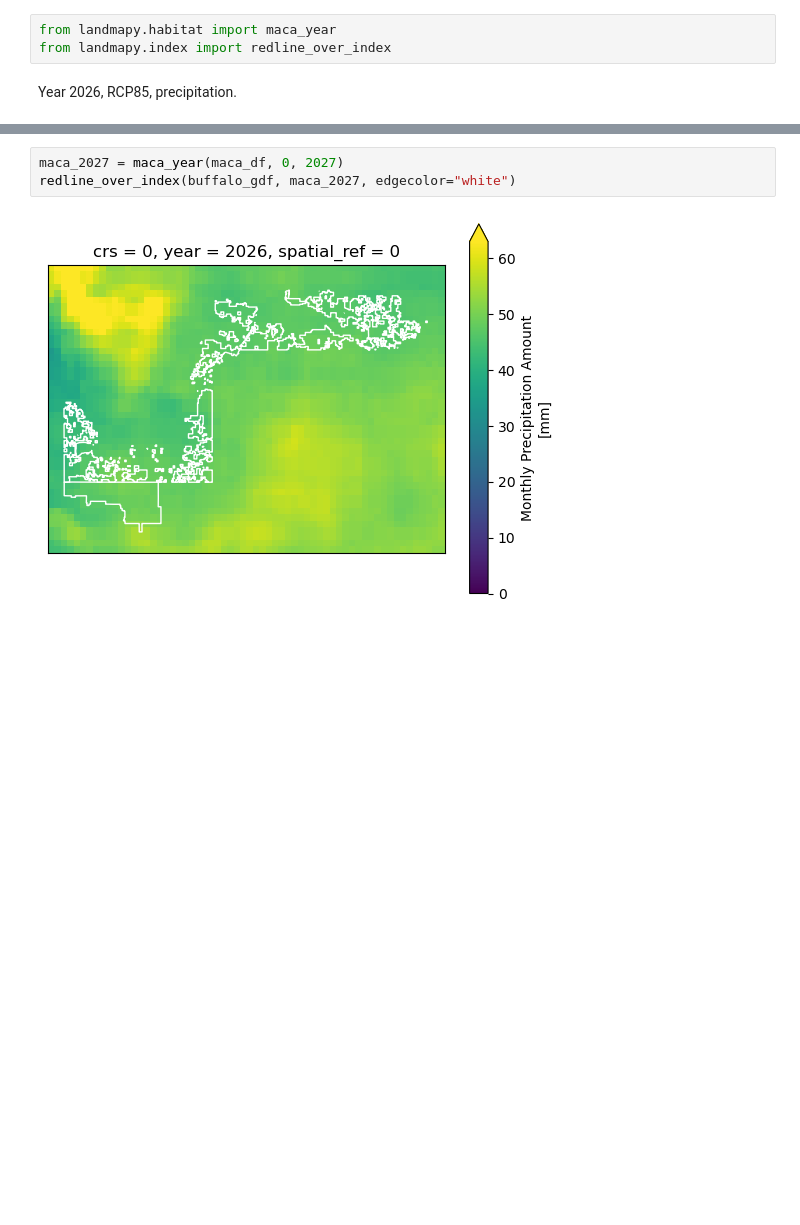
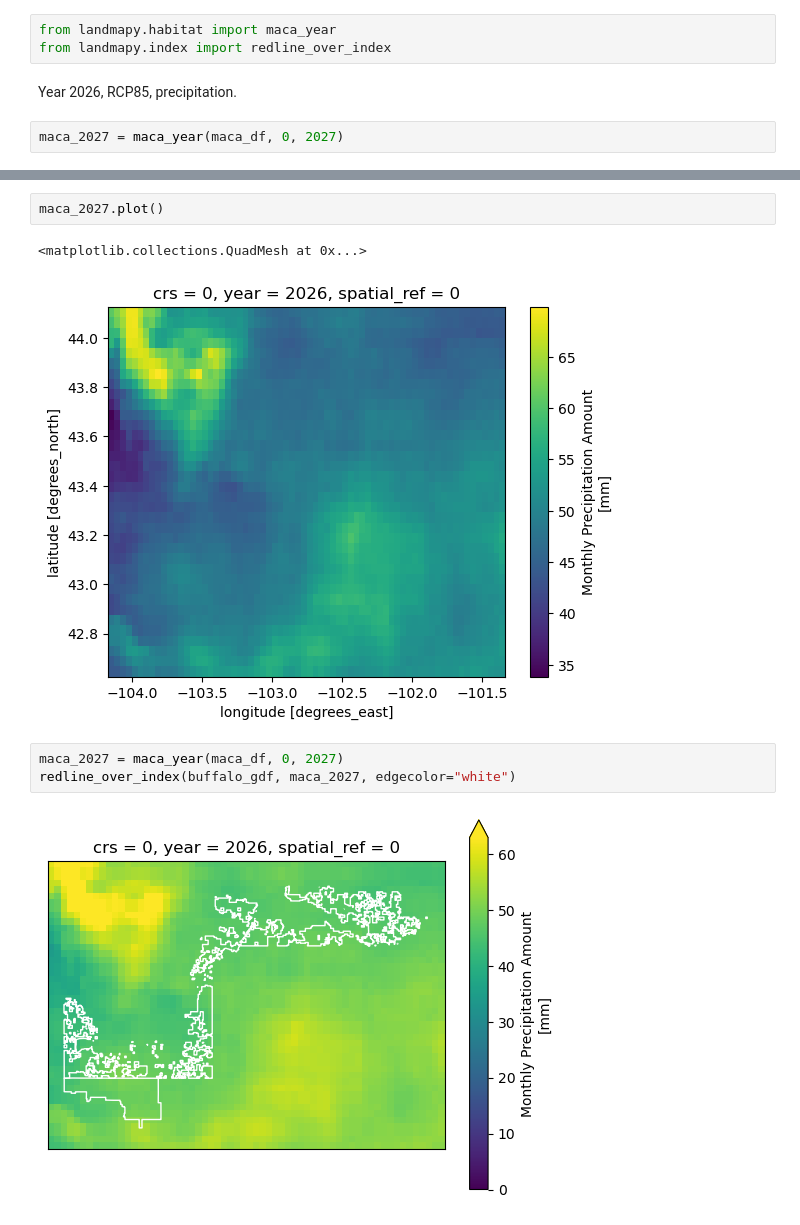
Before and after one commit to byandell-envsys/habitatSuitability, a Jupyter notebook: 2_1_download_model_vars.ipynb, the cells around one changed output, grey strips where cells are left out. Saved outputs shown, nothing was run; the diff lists cells and outputs as text; blank space fills up the shorter version.

```diff
--- a/2_1_download_model_vars.ipynb
+++ b/2_1_download_model_vars.ipynb
@@ -147,3 +147,5 @@ from landmapy.habitat import maca_year
 from landmapy.index import redline_over_index
 # %% [markdown]
 Year 2026, RCP85, precipitation.
+# %%
+maca_2027 = maca_year(maca_df, 0, 2027)
@@ -150,3 +172,8 @@ Year 2026, RCP85, precipitation.
+# %%
+maca_2027.plot()
+# %% [output]
+<matplotlib.collections.QuadMesh at 0x...>
+[figure, added]
 # %%
 maca_2027 = maca_year(maca_df, 0, 2027)
 redline_over_index(buffalo_gdf, maca_2027, edgecolor="white")
```
Also changed, not shown: parts of 11 cells of this notebook, 3 other files.
